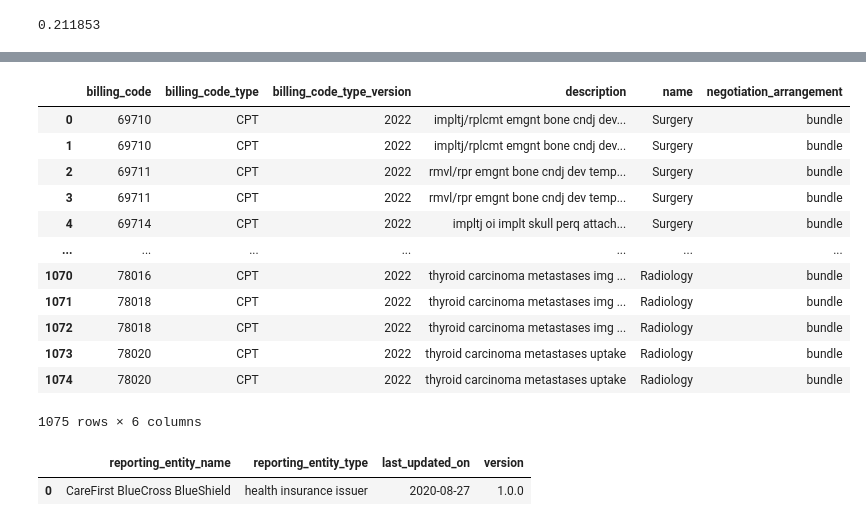
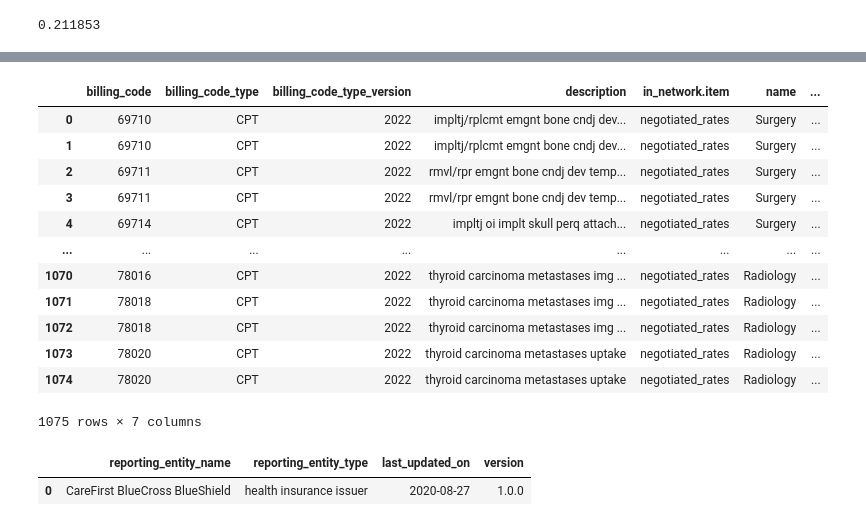
Before and after one commit to bentwheel/payer-price-transparency-tutorial, a Jupyter notebook: tic_in_network.ipynb, the cells around one changed output, grey strips where cells are left out. Drawn from its saved outputs; the diff is of its cells as text; code cells hidden in the pictures.

Commit message:
Final version of tic_start

```diff
--- a/tic_in_network.ipynb
+++ b/tic_in_network.ipynb
@@ -143,7 +219,7 @@ ijson.use_float=True
 ijson.multiple_values=True
 
 # Start with the smallest filesize in our collection of URLs
-url = unique_inf_urls['location'][139]
+url = unique_inf_urls['location'][1]
 hdr = { 'Accept-encoding' : 'gzip' }
 
 # Send HTTPS request
@@ -154,47 +230,46 @@ response = urllib.request.urlopen(req)
 uncompressed_stream = gzip.open(response, 'r')
 
 # Stream decompressed output through ijson, searching for known items
 parser = ijson.parse(uncompressed_stream)
 
 base_rows = []
 in_network_rows = pd.DataFrame()
 for prefix, event, value in parser:
     if event == 'string' and '.' not in prefix:
         base_rows.append({prefix: value})
     if prefix == ('in_network.item') and event == 'start_map':
         in_network_row = []
         while ((prefix.startswith('in_network.item') and event != 'map_key') or (prefix == 'in_network.item' and event != 'end_map')):
             # Discard the next iteration
-            prefix, event, value = next(parser)
             # The next item should be a primitive we want to keep - unless it is a negotiated-rates item
             prefix, event, value = next(parser)
             if prefix in ['in_network.item.negotiated_rates', 'in_network.item.bundled_codes', 'in_network.item.covered_services']:
                 break
             # Add the dictionary to the list
             #print({prefix.replace('in_network.item.',''): value})
             in_network_row.extend([{prefix.replace('in_network.item.',''): value}])
 
         in_network_rows = in_network_rows.append({k: v for d in in_network_row for k, v in d.items()}, ignore_index=True)
 
         # At this point we should have a list of dicts we need to merge into a single dict,
         # then we add it to our rows list to be made into a dataframe at the end
 
 uncompressed_stream.close()
 display(in_network_rows)
 # %% [output]
-|  | billing_code | billing_code_type | billing_code_type_version | description | name | negotiation_arrangement |
-| 0 | 69710 | CPT | 2022 | impltj/rplcmt emgnt bone cndj dev... | Surgery | bundle |
-| 1 | 69710 | CPT | 2022 | impltj/rplcmt emgnt bone cndj dev... | Surgery | bundle |
-| 2 | 69711 | CPT | 2022 | rmvl/rpr emgnt bone cndj dev temp... | Surgery | bundle |
-| 3 | 69711 | CPT | 2022 | rmvl/rpr emgnt bone cndj dev temp... | Surgery | bundle |
-| 4 | 69714 | CPT | 2022 | impltj oi implt skull perq attach... | Surgery | bundle |
-| ... | ... | ... | ... | ... | ... | ... |
-| 1070 | 78016 | CPT | 2022 | thyroid carcinoma metastases img ... | Radiology | bundle |
-| 1071 | 78018 | CPT | 2022 | thyroid carcinoma metastases img ... | Radiology | bundle |
-| 1072 | 78018 | CPT | 2022 | thyroid carcinoma metastases img ... | Radiology | bundle |
-| 1073 | 78020 | CPT | 2022 | thyroid carcinoma metastases uptake | Radiology | bundle |
-| 1074 | 78020 | CPT | 2022 | thyroid carcinoma metastases uptake | Radiology | bundle |
+|  | billing_code | billing_code_type | billing_code_type_version | description | in_network.item | name | ... |
+| 0 | 69710 | CPT | 2022 | impltj/rplcmt emgnt bone cndj dev... | negotiated_rates | Surgery | ... |
+| 1 | 69710 | CPT | 2022 | impltj/rplcmt emgnt bone cndj dev... | negotiated_rates | Surgery | ... |
+| 2 | 69711 | CPT | 2022 | rmvl/rpr emgnt bone cndj dev temp... | negotiated_rates | Surgery | ... |
+| 3 | 69711 | CPT | 2022 | rmvl/rpr emgnt bone cndj dev temp... | negotiated_rates | Surgery | ... |
+| 4 | 69714 | CPT | 2022 | impltj oi implt skull perq attach... | negotiated_rates | Surgery | ... |
+| ... | ... | ... | ... | ... | ... | ... | ... |
+| 1070 | 78016 | CPT | 2022 | thyroid carcinoma metastases img ... | negotiated_rates | Radiology | ... |
+| 1071 | 78018 | CPT | 2022 | thyroid carcinoma metastases img ... | negotiated_rates | Radiology | ... |
+| 1072 | 78018 | CPT | 2022 | thyroid carcinoma metastases img ... | negotiated_rates | Radiology | ... |
+| 1073 | 78020 | CPT | 2022 | thyroid carcinoma metastases uptake | negotiated_rates | Radiology | ... |
+| 1074 | 78020 | CPT | 2022 | thyroid carcinoma metastases uptake | negotiated_rates | Radiology | ... |
-1075 rows × 6 columns
+1075 rows × 7 columns
 # %%
 in_network_details = pd.DataFrame({k: v for d in base_rows for k, v in d.items()}, index=[0])
 display(in_network_details)
```
Also changed, not shown: parts of 5 cells of this notebook, 3 other files.
